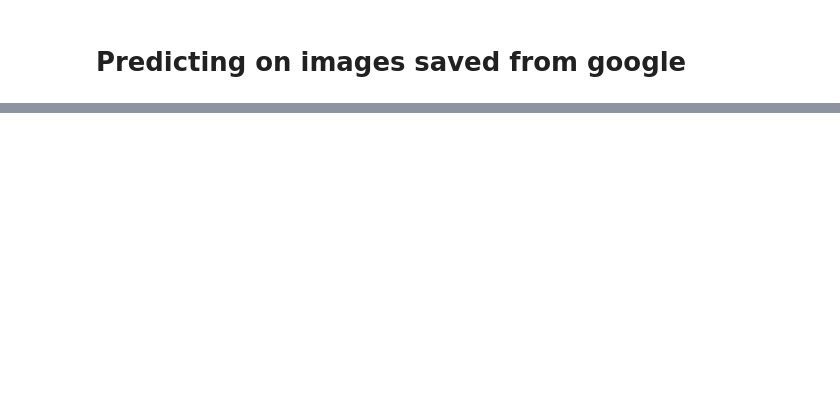
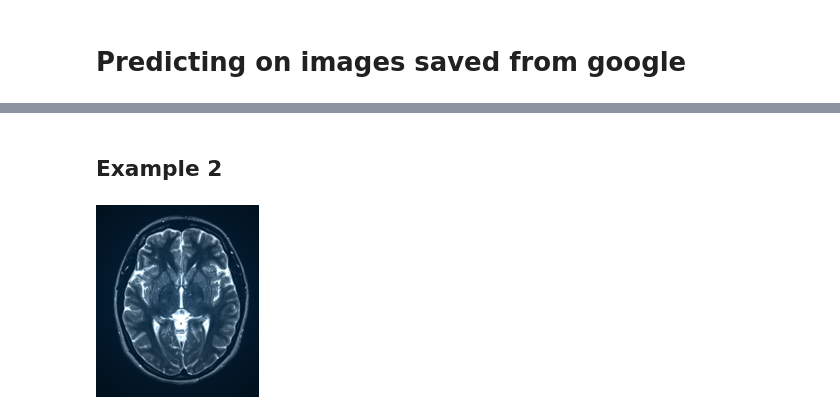
Before and after one commit to Asherchewzy/brain_tumor_MRI_CV, a Jupyter notebook: prediction.ipynb, the cells around one changed output, grey strips where cells are left out. Drawn from its saved outputs; the diff is of its cells as text; code cells hidden in the pictures; blank space fills up the shorter version.

```diff
--- a/prediction.ipynb
+++ b/prediction.ipynb
@@ -32,0 +30,8 @@ plt.show()
+# %% [markdown]
+## Example 2
+# %%
+im2 = PILImage.create('google_images/image_2.jpg')
+im2.thumbnail((192,192))
+im2
+# %% [output]
+[figure, added]
```
Also changed, not shown: parts of 13 cells of this notebook.
